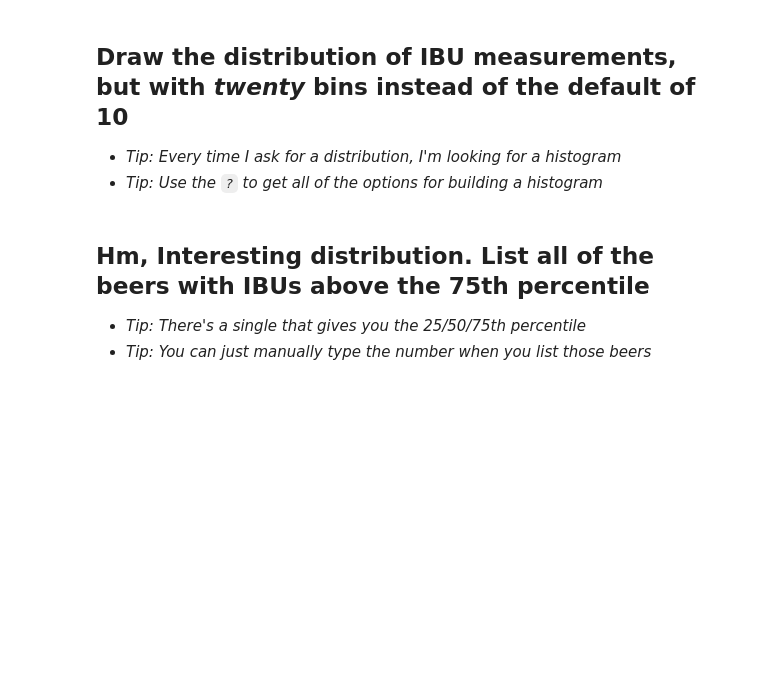
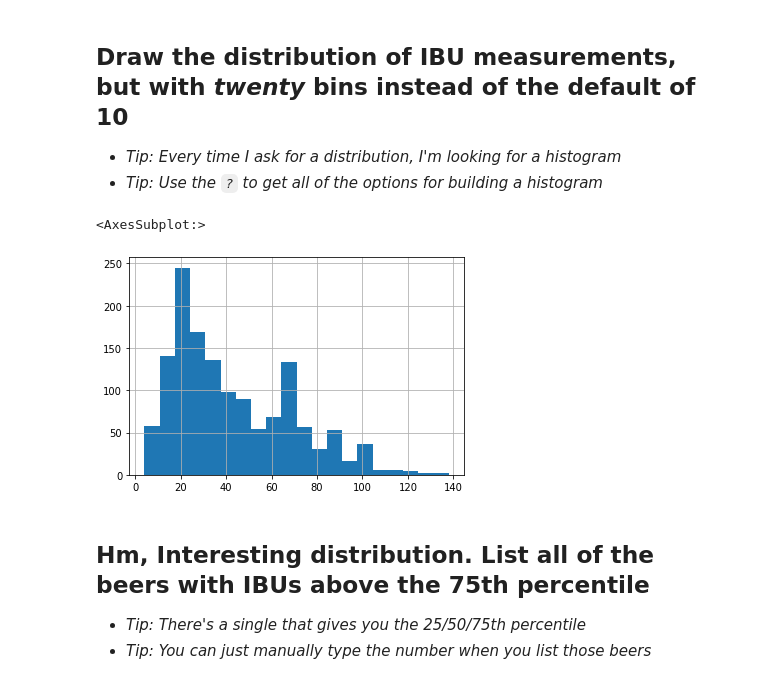
Before and after one commit to obverter/lede-homework-7, a Jupyter notebook: 07-homework/beer/Dataset ONE - Beer cans.ipynb, the cells around one changed output. Drawn from its saved outputs; the diff is of its cells as text; code cells hidden in the pictures; blank space fills up the shorter version.

```diff
--- a/07-homework/beer/Dataset ONE - Beer cans.ipynb
+++ b/07-homework/beer/Dataset ONE - Beer cans.ipynb
@@ -9,7 +9,7 @@ from tqdm import tqdm
 # %% [markdown]
 ## Read in the file `craftcans.csv`, and look at the first first rows
 # %%
-df = pd.read_csv('craftcans.csv')
+df = pd.read_csv('craftcans.csv', na_values=['Does not apply', 'nan'])
 # %% [markdown]
 ## How many rows do you have in the data? What are the column types?
 # %%
@@ -239,6 +302,11 @@ It looks like some of those values *aren't numbers*. There are two ways to fix t
 
 - *Tip: Every time I ask for a distribution, I'm looking for a histogram*
 - *Tip: Use the `?` to get all of the options for building a histogram*
+# %%
+df.IBUs.hist(bins=20)
+# %% [output]
+<AxesSubplot:>
+[figure, added]
 # %% [markdown]
 ## Hm, Interesting distribution. List all of the beers with IBUs above the 75th percentile
 
```
Also changed, not shown: parts of 22 cells of this notebook.
